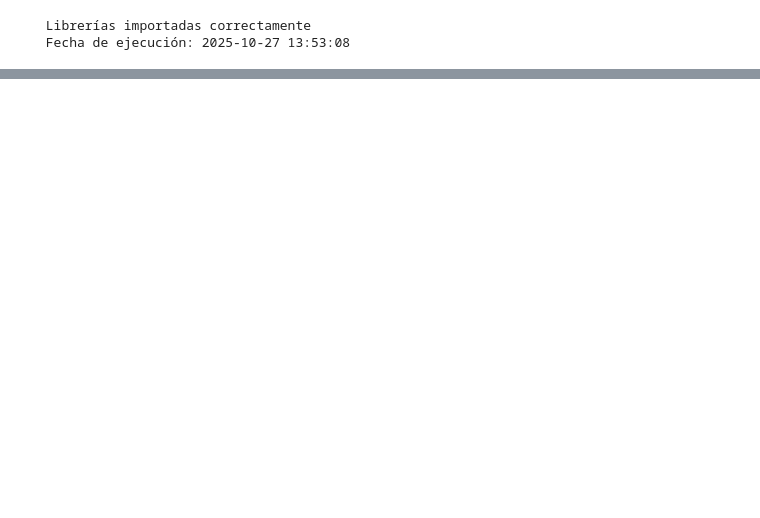
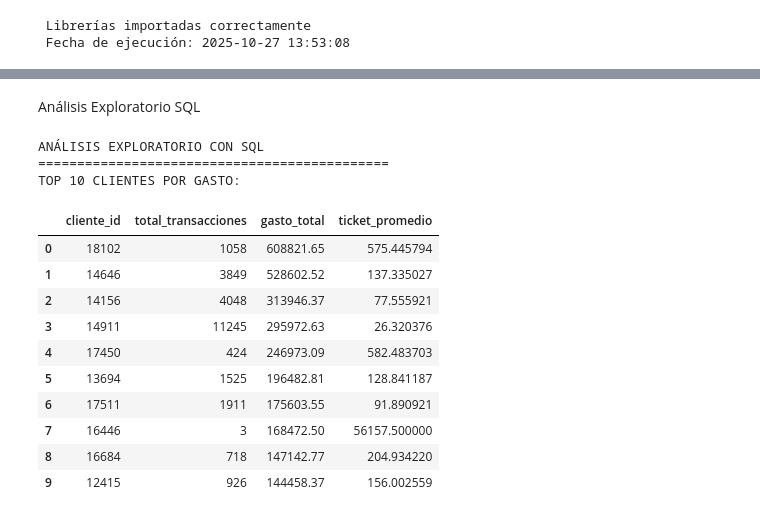
Before and after one commit to oyar23/sql-kpi-engine, a Jupyter notebook: notebooks/01_exploracion_datos.ipynb, the cells around one changed output, grey strips where cells are left out. Saved outputs shown, nothing was run; the diff lists cells and outputs as text; code cells hidden in the pictures; blank space fills up the shorter version.

```diff
--- a/notebooks/01_exploracion_datos.ipynb
+++ b/notebooks/01_exploracion_datos.ipynb
@@ -26,0 +214,35 @@ FileNotFoundError: [Errno 2] No such file or directory: './data/online_retail_II
+# %% [markdown]
+Análisis Exploratorio SQL
+# %%
+print("ANÁLISIS EXPLORATORIO CON SQL")
+print("=" * 45)
+
+#  Top 10 clientes por gasto
+print("TOP 10 CLIENTES POR GASTO:")
+top_clientes = con.execute("""
+    SELECT
+        "Customer ID" as cliente_id,
+        COUNT(*) as total_transacciones,
+        SUM(Total_Revenue) as gasto_total,
+        AVG(Total_Revenue) as ticket_promedio
+    FROM ventas
+    GROUP BY "Customer ID"
+    ORDER BY gasto_total DESC
+    LIMIT 10
+""").fetchdf()
+display(top_clientes)
+# %% [output]
+ANÁLISIS EXPLORATORIO CON SQL
+=============================================
+TOP 10 CLIENTES POR GASTO:
+|  | cliente_id | total_transacciones | gasto_total | ticket_promedio |
+| 0 | 18102 | 1058 | 608821.65 | 575.445794 |
+| 1 | 14646 | 3849 | 528602.52 | 137.335027 |
+| 2 | 14156 | 4048 | 313946.37 | 77.555921 |
+| 3 | 14911 | 11245 | 295972.63 | 26.320376 |
+| 4 | 17450 | 424 | 246973.09 | 582.483703 |
+| 5 | 13694 | 1525 | 196482.81 | 128.841187 |
+| 6 | 17511 | 1911 | 175603.55 | 91.890921 |
+| 7 | 16446 | 3 | 168472.50 | 56157.500000 |
+| 8 | 16684 | 718 | 147142.77 | 204.934220 |
+| 9 | 12415 | 926 | 144458.37 | 156.002559 |
```
Also changed, not shown: parts of 11 cells of this notebook.
